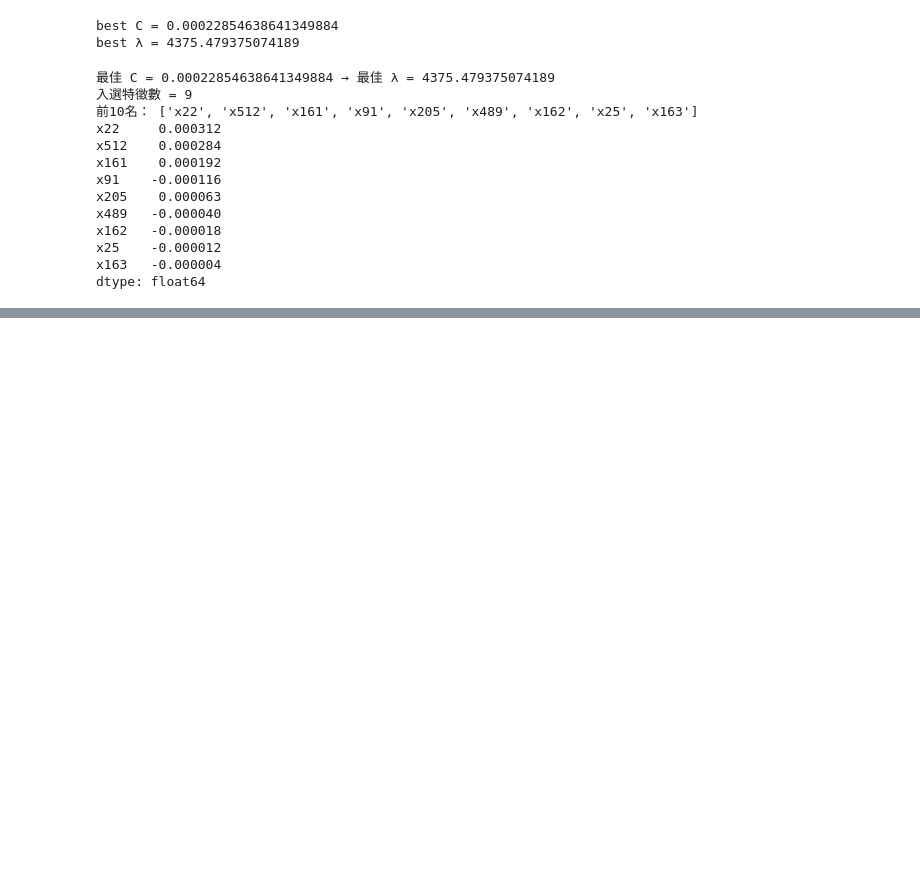
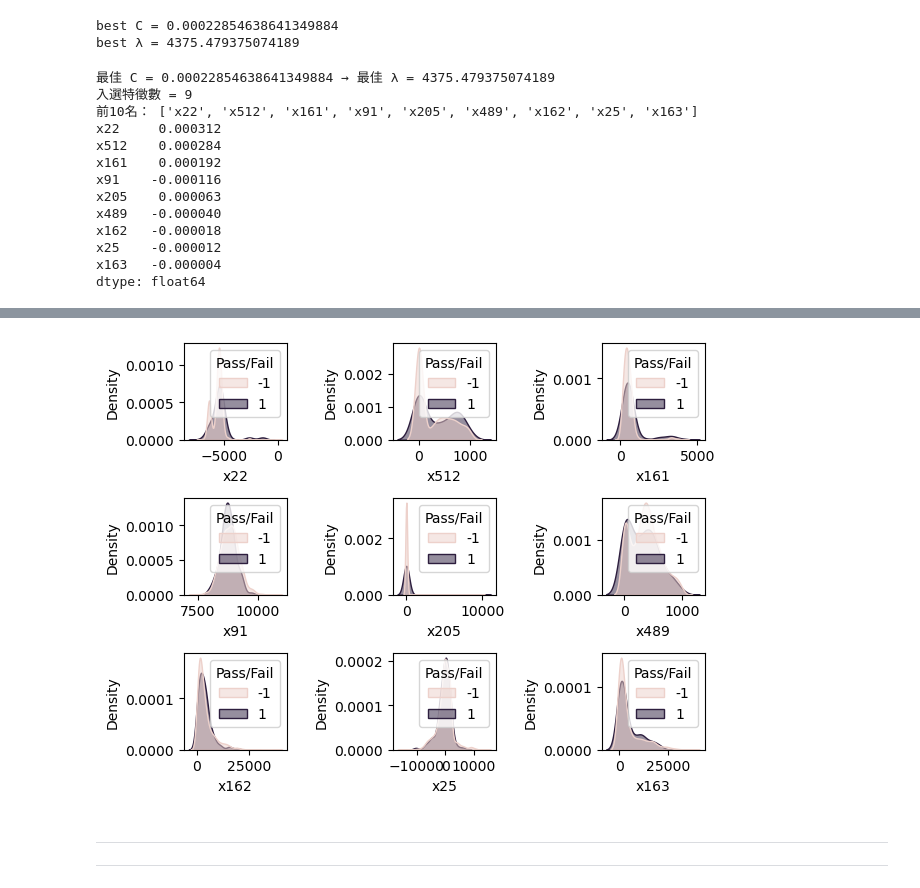
Before and after one commit to JackHuang0125/WHAT_I_DID, a Jupyter notebook: 0 Meeting/0_PAPER_0911.ipynb, the cells around one changed output, grey strips where cells are left out. Cells and saved outputs as stored; diff of their text form; code cells hidden in the pictures; blank space fills up the shorter version.

```diff
--- a/0 Meeting/0_PAPER_0911.ipynb
+++ b/0 Meeting/0_PAPER_0911.ipynb
@@ -378,3 +301,15 @@ GM =  27.99 %
+# %%
+for i, col in enumerate(features, 1):
+    plt.subplot(3, 3, i)  # 3列3行子圖
+    sns.kdeplot(data=subX, x=col, hue="Pass/Fail", fill=True, common_norm=False, alpha=0.5)
+
+plt.tight_layout()
+plt.show()
+# %% [output]
+[figure, added]
+# %% [markdown]
+---
+---
 # %%
 secom = pd.read_csv(r'C:\Users\No\Documents\GitHub\psychic-spoon\DataSet\secom.csv', sep='\t')
 np.random.seed(42)
```
Also changed, not shown: parts of 14 cells of this notebook.
